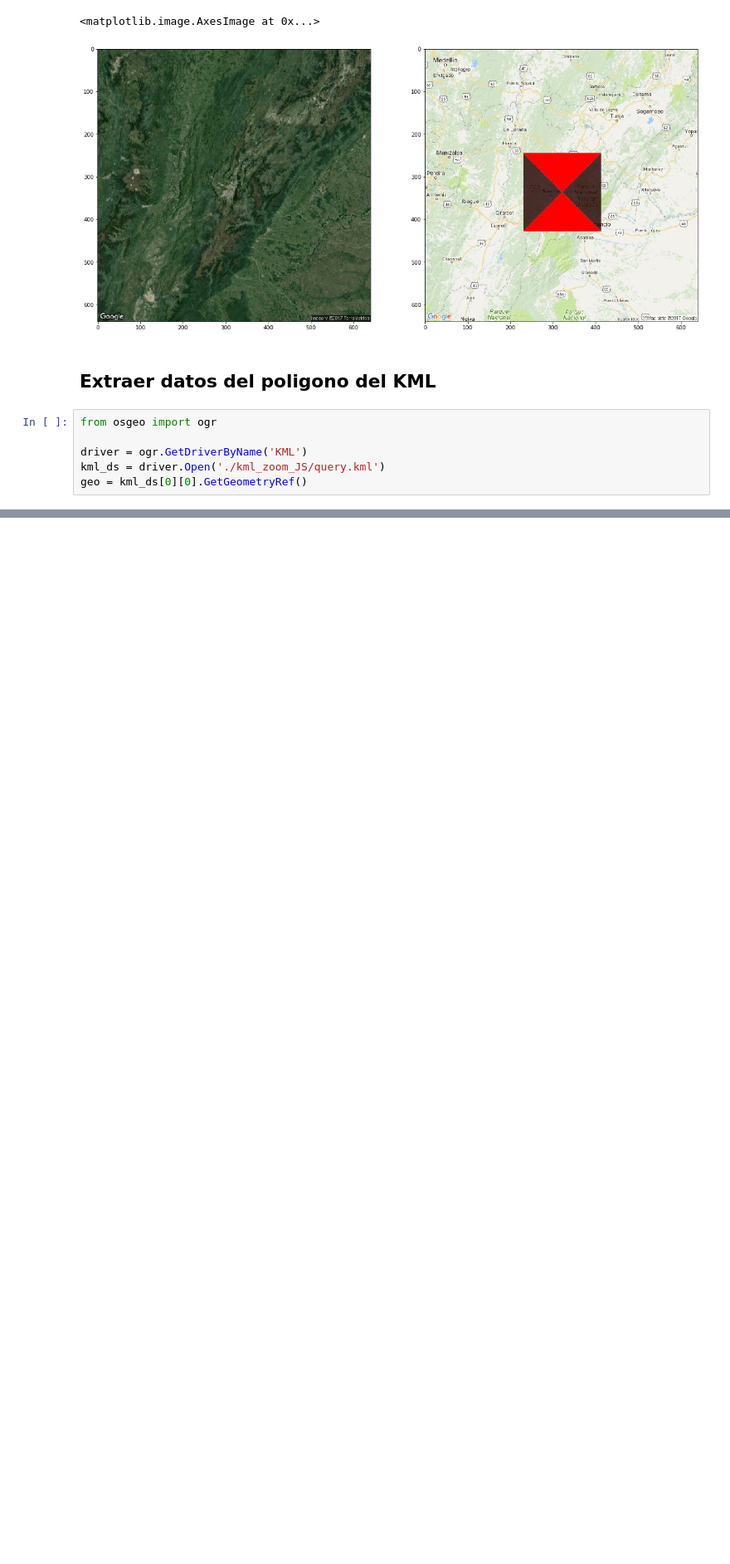
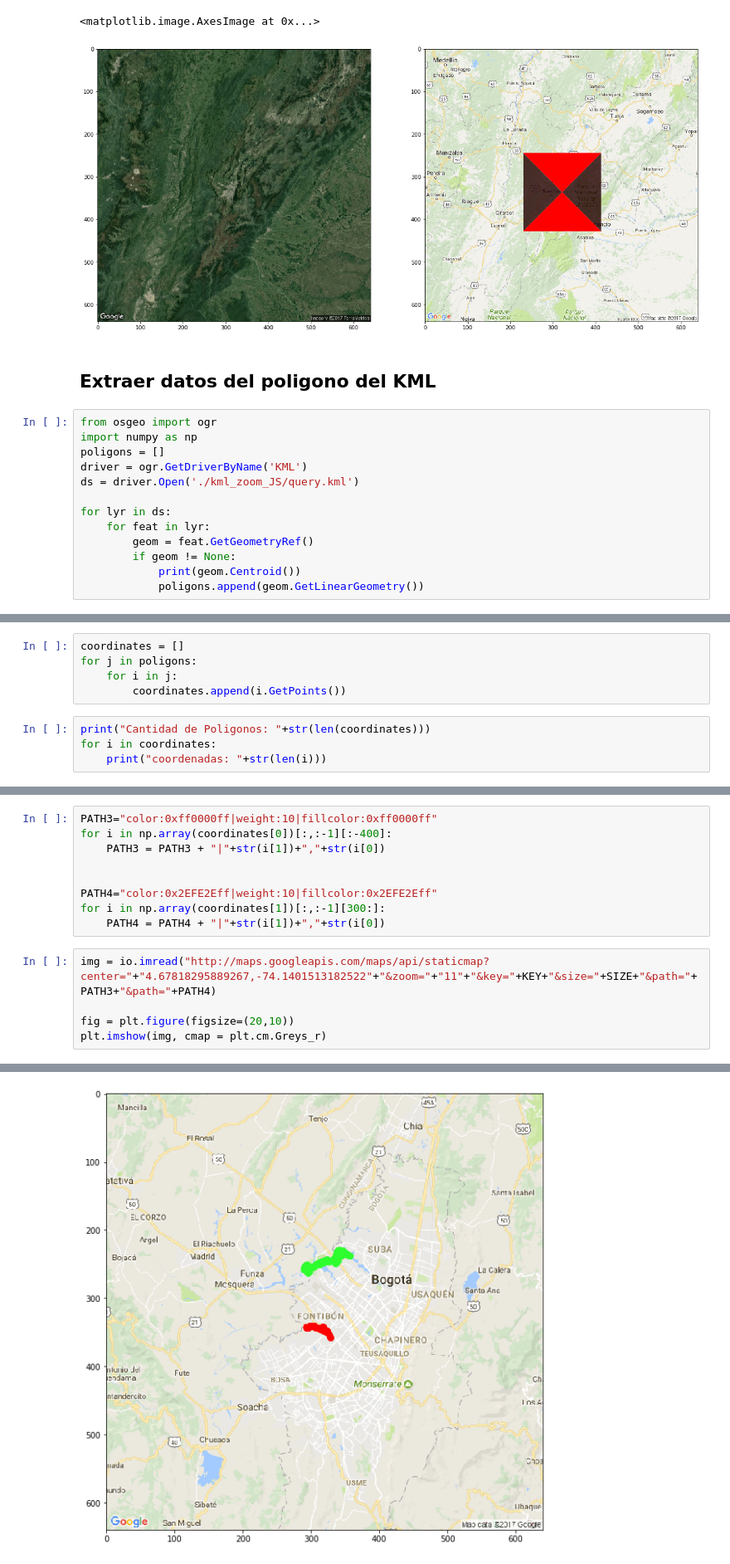
Before and after one commit to DaielChom/proyecto_uis, a Jupyter notebook: proyecto_dev/kmlZoom_Gdal_GoogleStatic.ipynb, the cells around one changed output, grey strips where cells are left out. Shown at 83% size. Drawn from its saved outputs; the diff is of its cells as text; blank space fills up the shorter version.

```diff
--- a/proyecto_dev/kmlZoom_Gdal_GoogleStatic.ipynb
+++ b/proyecto_dev/kmlZoom_Gdal_GoogleStatic.ipynb
@@ -82,7 +83,14 @@ plt.imshow(img, cmap =plt.cm.Greys_r)
 ## Extraer datos del poligono del KML
 # %%
 from osgeo import ogr
+import numpy as np
+poligons = []
+driver = ogr.GetDriverByName('KML')
+ds = driver.Open('./kml_zoom_JS/query.kml')
 
-driver = ogr.GetDriverByName('KML')
-kml_ds = driver.Open('./kml_zoom_JS/query.kml')
-geo = kml_ds[0][0].GetGeometryRef()
+for lyr in ds:
+    for feat in lyr:
+        geom = feat.GetGeometryRef()
+        if geom != None:
+            print(geom.Centroid())
+            poligons.append(geom.GetLinearGeometry())
@@ -98,0 +118,9 @@ for p in xrange(points):
+# %%
+coordinates = []
+for j in poligons:
+    for i in j:
+        coordinates.append(i.GetPoints())
+# %%
+print("Cantidad de Poligonos: "+str(len(coordinates)))
+for i in coordinates:
+    print("coordenadas: "+str(len(i)))
@@ -98,0 +145,15 @@ for p in xrange(points):
+# %%
+PATH3="color:0xff0000ff|weight:10|fillcolor:0xff0000ff"
+for i in np.array(coordinates[0])[:,:-1][:-400]:
+    PATH3 = PATH3 + "|"+str(i[1])+","+str(i[0])
+
+
+PATH4="color:0x2EFE2Eff|weight:10|fillcolor:0x2EFE2Eff"
+for i in np.array(coordinates[1])[:,:-1][300:]:
+    PATH4 = PATH4 + "|"+str(i[1])+","+str(i[0])
+# %%
+img = io.imread("http://maps.googleapis.com/maps/api/staticmap?center="+"4.67818295889267,-74.1401513182522"+"&zoom="+"11"+"&key="+KEY+"&size="+SIZE+"&path="+PATH3+"&path="+PATH4)
+
+fig = plt.figure(figsize=(20,10))
+plt.imshow(img, cmap = plt.cm.Greys_r)
+# %% [output]
@@ -98,0 +161 @@ for p in xrange(points):
+[figure, added]
```
Also changed, not shown: parts of 7 cells of this notebook, 3 other files.
